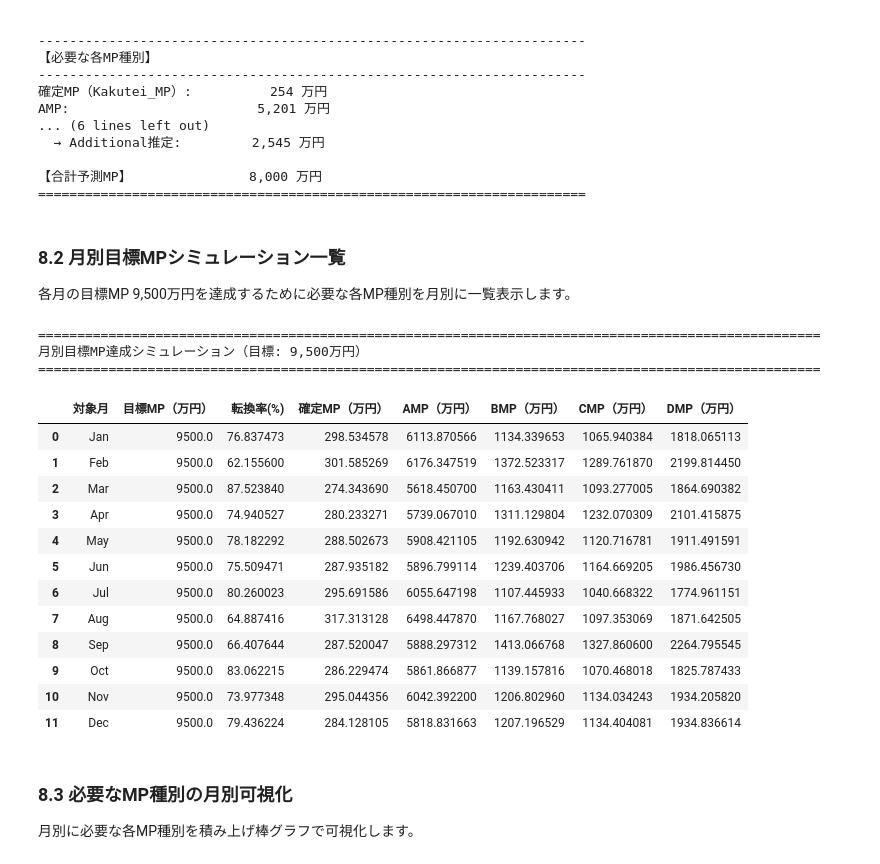
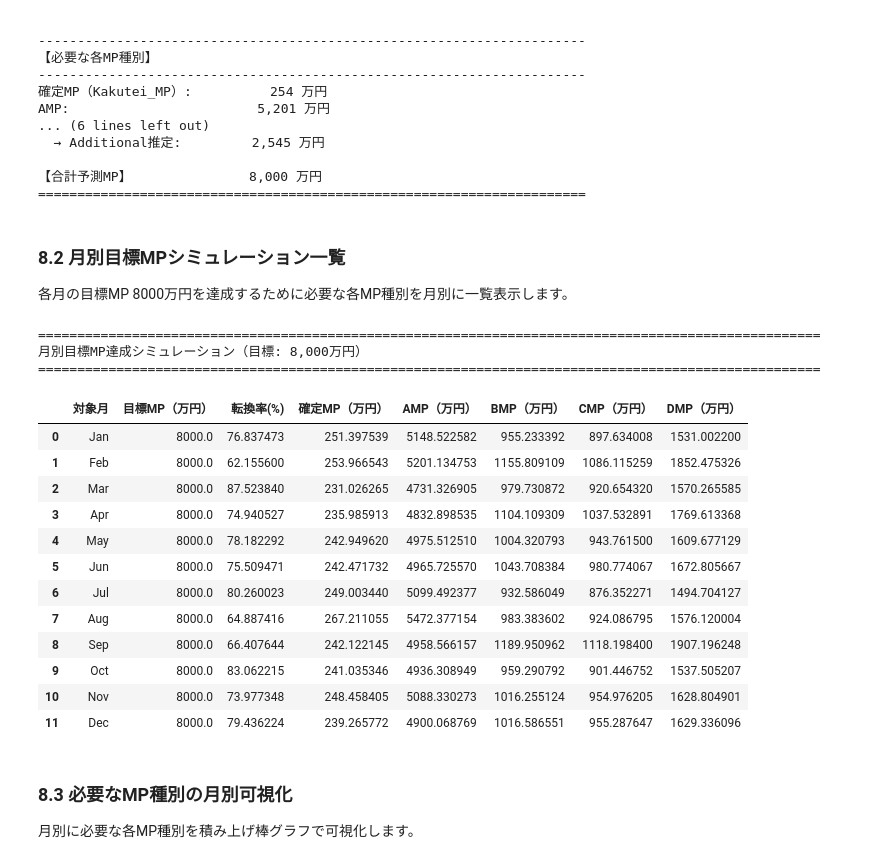
Before and after one commit to goto-a-toast/MP_monthly_pred_from_stock, a Jupyter notebook: mp_monthly_prediction_model_v4.ipynb, the cells around one changed output. Drawn from its saved outputs; the diff is of its cells as text; code cells hidden in the pictures.

```diff
--- a/mp_monthly_prediction_model_v4.ipynb
+++ b/mp_monthly_prediction_model_v4.ipynb
@@ -700,51 +700,51 @@ AMP:                        5,201 万円
 # %% [markdown]
 ### 8.2 月別目標MPシミュレーション一覧
 
-各月の目標MP 9,500万円を達成するために必要な各MP種別を月別に一覧表示します。
+各月の目標MP 8000万円を達成するために必要な各MP種別を月別に一覧表示します。
 # %%
 # 全12ヶ月分のシミュレーション
-target_mp = 95000000  # 9,500万円
+target_mp = 80000000  # 8000万円
 mn = ['', 'Jan', 'Feb', 'Mar', 'Apr', 'May', 'Jun',
       'Jul', 'Aug', 'Sep', 'Oct', 'Nov', 'Dec']
 
 monthly_simulation_results = []
 
 for target_month in range(1, 13):
     result = simulator.simulate_target(target_mp, target_month)
     monthly_simulation_results.append({
         '対象月': mn[target_month],
         '目標MP（万円）': result['target_mp'] / 10000,
         '転換率(%)': result['conversion_rate'],
         '確定MP（万円）': result['required_kakutei'] / 10000,
         'AMP（万円）': result['required_amp'] / 10000,
         'BMP（万円）': result['required_bmp'] / 10000,
         'CMP（万円）': result['required_cmp'] / 10000,
         'DMP（万円）': result['required_dmp'] / 10000
     })
 
 # DataFrameに変換して表示
 monthly_sim_df = pd.DataFrame(monthly_simulation_results)
 print('\n' + '='*100)
 print(f'月別目標MP達成シミュレーション（目標: {target_mp/10000:,.0f}万円）')
 print('='*100)
 display(monthly_sim_df)
 # %% [output]
 ====================================================================================================
-月別目標MP達成シミュレーション（目標: 9,500万円）
+月別目標MP達成シミュレーション（目標: 8,000万円）
 ====================================================================================================
 |  | 対象月 | 目標MP（万円） | 転換率(%) | 確定MP（万円） | AMP（万円） | BMP（万円） | CMP（万円） | DMP（万円） |
-| 0 | Jan | 9500.0 | 76.837473 | 298.534578 | 6113.870566 | 1134.339653 | 1065.940384 | 1818.065113 |
-| 1 | Feb | 9500.0 | 62.155600 | 301.585269 | 6176.347519 | 1372.523317 | 1289.761870 | 2199.814450 |
-| 2 | Mar | 9500.0 | 87.523840 | 274.343690 | 5618.450700 | 1163.430411 | 1093.277005 | 1864.690382 |
-| 3 | Apr | 9500.0 | 74.940527 | 280.233271 | 5739.067010 | 1311.129804 | 1232.070309 | 2101.415875 |
-| 4 | May | 9500.0 | 78.182292 | 288.502673 | 5908.421105 | 1192.630942 | 1120.716781 | 1911.491591 |
-| 5 | Jun | 9500.0 | 75.509471 | 287.935182 | 5896.799114 | 1239.403706 | 1164.669205 | 1986.456730 |
-| 6 | Jul | 9500.0 | 80.260023 | 295.691586 | 6055.647198 | 1107.445933 | 1040.668322 | 1774.961151 |
-| 7 | Aug | 9500.0 | 64.887416 | 317.313128 | 6498.447870 | 1167.768027 | 1097.353069 | 1871.642505 |
-| 8 | Sep | 9500.0 | 66.407644 | 287.520047 | 5888.297312 | 1413.066768 | 1327.860600 | 2264.795545 |
-| 9 | Oct | 9500.0 | 83.062215 | 286.229474 | 5861.866877 | 1139.157816 | 1070.468018 | 1825.787433 |
-| 10 | Nov | 9500.0 | 73.977348 | 295.044356 | 6042.392200 | 1206.802960 | 1134.034243 | 1934.205820 |
-| 11 | Dec | 9500.0 | 79.436224 | 284.128105 | 5818.831663 | 1207.196529 | 1134.404081 | 1934.836614 |
+| 0 | Jan | 8000.0 | 76.837473 | 251.397539 | 5148.522582 | 955.233392 | 897.634008 | 1531.002200 |
+| 1 | Feb | 8000.0 | 62.155600 | 253.966543 | 5201.134753 | 1155.809109 | 1086.115259 | 1852.475326 |
+| 2 | Mar | 8000.0 | 87.523840 | 231.026265 | 4731.326905 | 979.730872 | 920.654320 | 1570.265585 |
+| 3 | Apr | 8000.0 | 74.940527 | 235.985913 | 4832.898535 | 1104.109309 | 1037.532891 | 1769.613368 |
+| 4 | May | 8000.0 | 78.182292 | 242.949620 | 4975.512510 | 1004.320793 | 943.761500 | 1609.677129 |
+| 5 | Jun | 8000.0 | 75.509471 | 242.471732 | 4965.725570 | 1043.708384 | 980.774067 | 1672.805667 |
+| 6 | Jul | 8000.0 | 80.260023 | 249.003440 | 5099.492377 | 932.586049 | 876.352271 | 1494.704127 |
+| 7 | Aug | 8000.0 | 64.887416 | 267.211055 | 5472.377154 | 983.383602 | 924.086795 | 1576.120004 |
+| 8 | Sep | 8000.0 | 66.407644 | 242.122145 | 4958.566157 | 1189.950962 | 1118.198400 | 1907.196248 |
+| 9 | Oct | 8000.0 | 83.062215 | 241.035346 | 4936.308949 | 959.290792 | 901.446752 | 1537.505207 |
+| 10 | Nov | 8000.0 | 73.977348 | 248.458405 | 5088.330273 | 1016.255124 | 954.976205 | 1628.804901 |
+| 11 | Dec | 8000.0 | 79.436224 | 239.265772 | 4900.068769 | 1016.586551 | 955.287647 | 1629.336096 |
 # %% [markdown]
 ### 8.3 必要なMP種別の月別可視化
 
```
Also changed, not shown: parts of 2 cells of this notebook.
